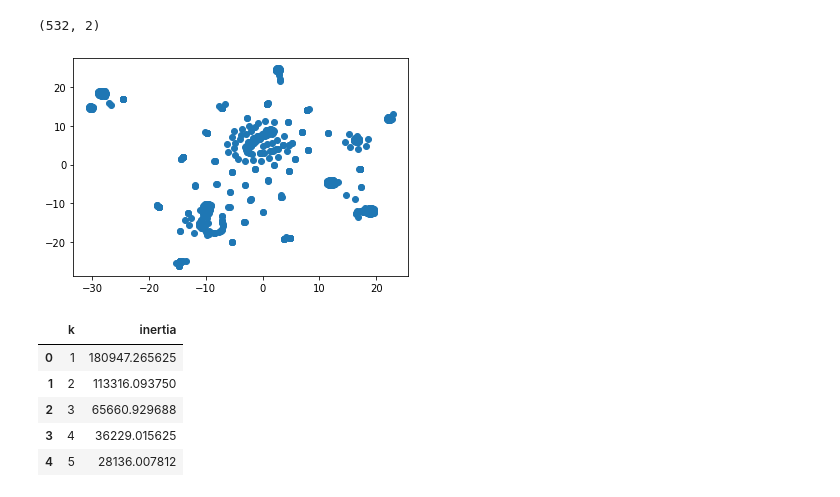
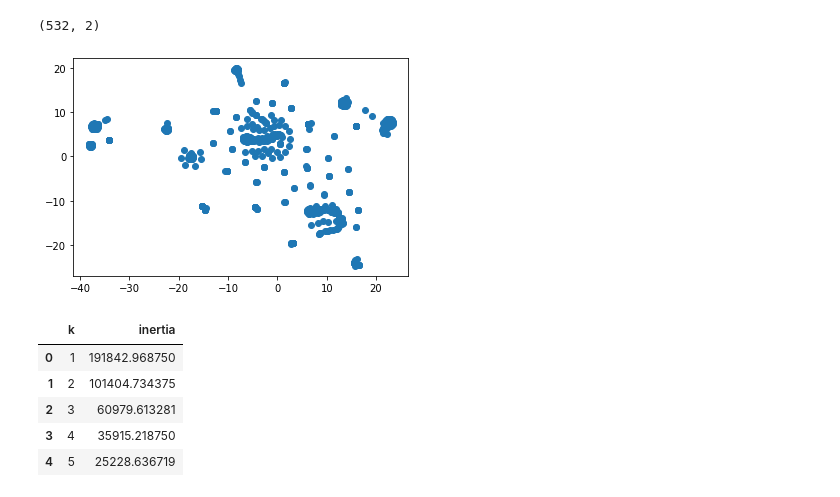
Before and after one commit to DuncanMPlate/crypto_advisory_algorithm, a Jupyter notebook: crypto_is_gambling.ipynb, the cells around one changed output. Drawn from its saved outputs; the diff is of its cells as text; code cells hidden in the pictures.

Commit message:
got pipeline to work

```diff
--- a/crypto_is_gambling.ipynb
+++ b/crypto_is_gambling.ipynb
@@ -88,11 +88,15 @@ processed_df
 532 rows × 98 columns
 # %%
 #Scale, PCA, and TSNE data inside of a pipeline. Mostly just seeing if I can do this in a pipeline
-#steps = [
- #   ('scaler', StandardScaler()),
-  #  ('pca', PCA(n_components=0.99)),
-   # ('tsne', TSNE(learning_rate=250))
-#]
-#pipe = Pipeline(steps)
-#piped_df=pipe.fit(processed_df)
-#piped_df
+steps = [
+   ('scaler', StandardScaler()),
+    ('pca', PCA(n_components=0.99)),
+    ('tsne', TSNE(learning_rate=250)),
+]
+pipe = Pipeline(steps)
+#piped=pipe.fit(processed_df)
+#piped
+piped=pipe.fit(processed_df)
+
+
+#pipe.predict(processed_df)
@@ -108,14 +124,14 @@ tsne_features.shape
 # %% [output]
 (532, 2)
 # %%
-X = tsne_features[:,0]
-y = tsne_features[:,1]
+X = piped[:,0]
+y = piped[:,1]
 #chart the data for some good ole visualization
 plt.scatter(X,y)
 plt.show()
 #This scatterplot looks like some post-modern art. Some clear clustering of the data, even if it looks real goofy
 # %% [output]
-[figure, old version]
+[figure, new version]
 # %%
 inertia = []
 k = list(range(1, 11))
@@ -123,7 +139,7 @@ k = list(range(1, 11))
 # Calculate the inertia for the range of k values
 for i in k:
     km = KMeans(n_clusters=i, random_state=0)
-    km.fit(tsne_features)
+    km.fit(piped)
     inertia.append(km.inertia_)
 
 # Create the Elbow Curve using hvPlot
@@ -132,11 +148,11 @@ df_elbow = pd.DataFrame(elbow_data)
 df_elbow.head()
 # %% [output]
 |  | k | inertia |
-| 0 | 1 | 180947.265625 |
-| 1 | 2 | 113316.093750 |
-| 2 | 3 | 65660.929688 |
-| 3 | 4 | 36229.015625 |
-| 4 | 5 | 28136.007812 |
+| 0 | 1 | 191842.968750 |
+| 1 | 2 | 101404.734375 |
+| 2 | 3 | 60979.613281 |
+| 3 | 4 | 35915.218750 |
+| 4 | 5 | 25228.636719 |
 # %%
 #Plot the elbow curve
 plt.plot(df_elbow['k'], df_elbow['inertia'])
```
Also changed, not shown: parts of 6 cells of this notebook.
